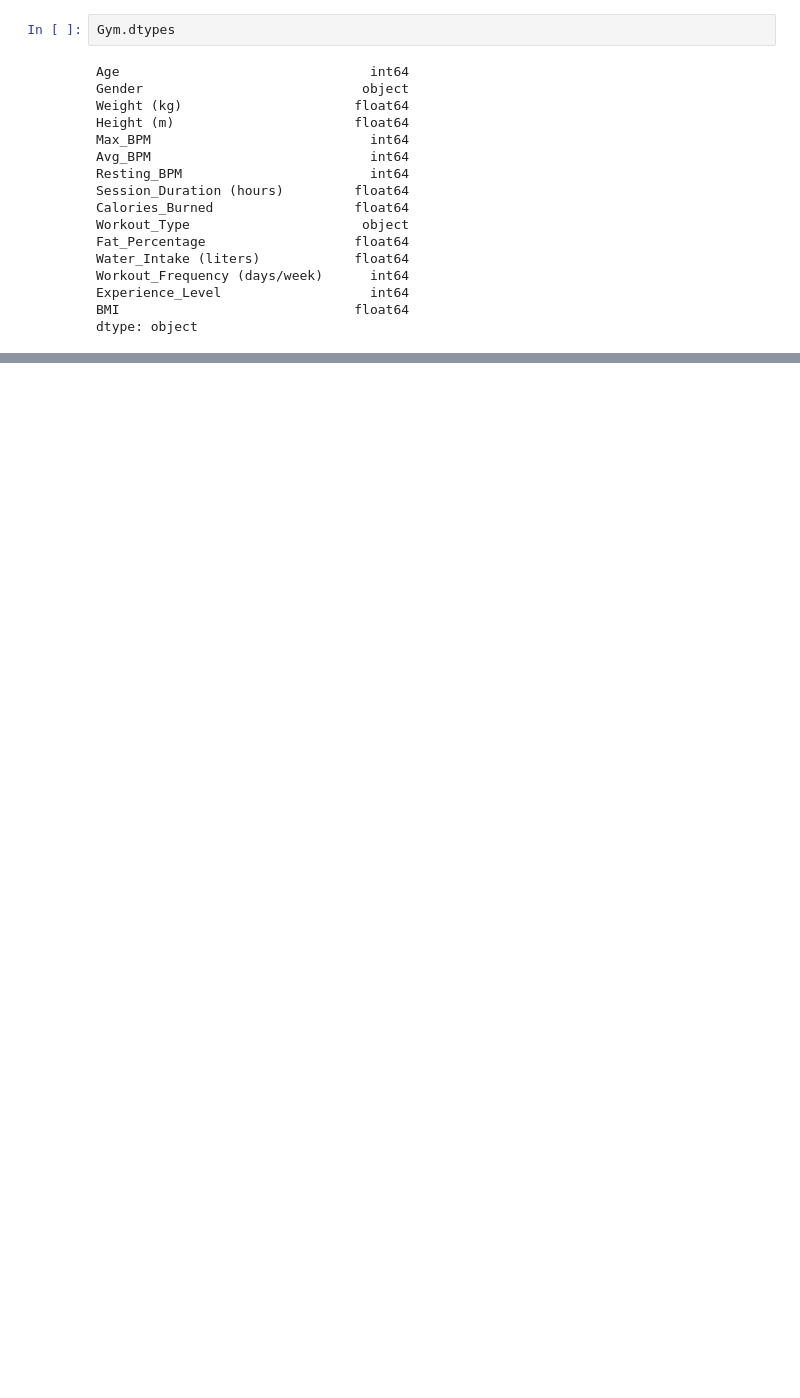
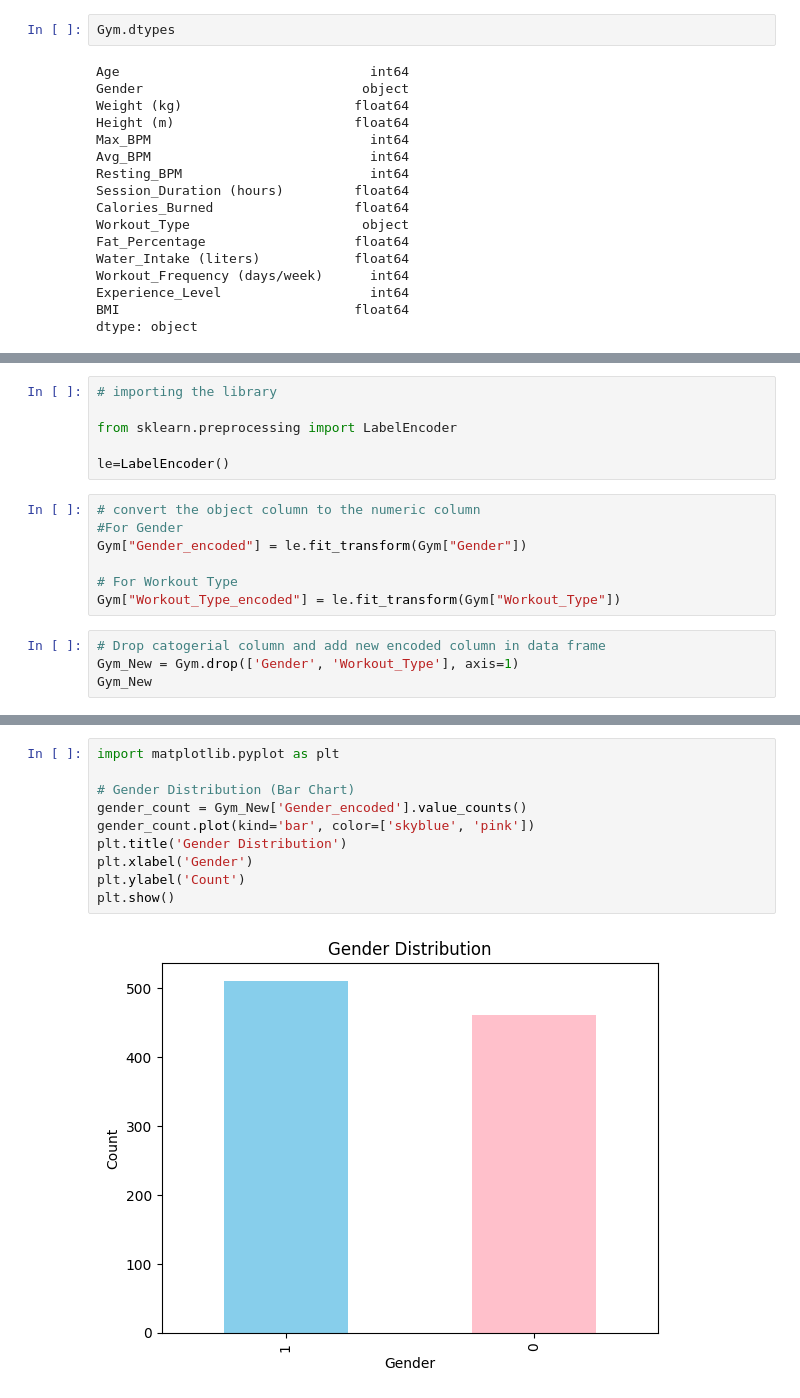
Before and after one commit to rajkumarpawar/Gym_Members_Exercersise_Tracking, a Jupyter notebook: Gym_Exercise.ipynb, the cells around one changed output, grey strips where cells are left out. Saved outputs shown, nothing was run; the diff lists cells and outputs as text; blank space fills up the shorter version.

```diff
--- a/Gym_Exercise.ipynb
+++ b/Gym_Exercise.ipynb
@@ -146,0 +159,17 @@ outliers_iqr
+# %%
+# importing the library
+
+from sklearn.preprocessing import LabelEncoder
+
+le=LabelEncoder()
+# %%
+# convert the object column to the numeric column
+#For Gender
+Gym["Gender_encoded"] = le.fit_transform(Gym["Gender"])
+
+# For Workout Type
+Gym["Workout_Type_encoded"] = le.fit_transform(Gym["Workout_Type"])
+# %%
+# Drop catogerial column and add new encoded column in data frame
+Gym_New = Gym.drop(['Gender', 'Workout_Type'], axis=1)
+Gym_New
@@ -146,0 +208,12 @@ outliers_iqr
+# %%
+import matplotlib.pyplot as plt
+
+# Gender Distribution (Bar Chart)
+gender_count = Gym_New['Gender_encoded'].value_counts()
+gender_count.plot(kind='bar', color=['skyblue', 'pink'])
+plt.title('Gender Distribution')
+plt.xlabel('Gender')
+plt.ylabel('Count')
+plt.show()
+# %% [output]
+[figure, added]
```
Also changed, not shown: parts of 33 cells of this notebook.
